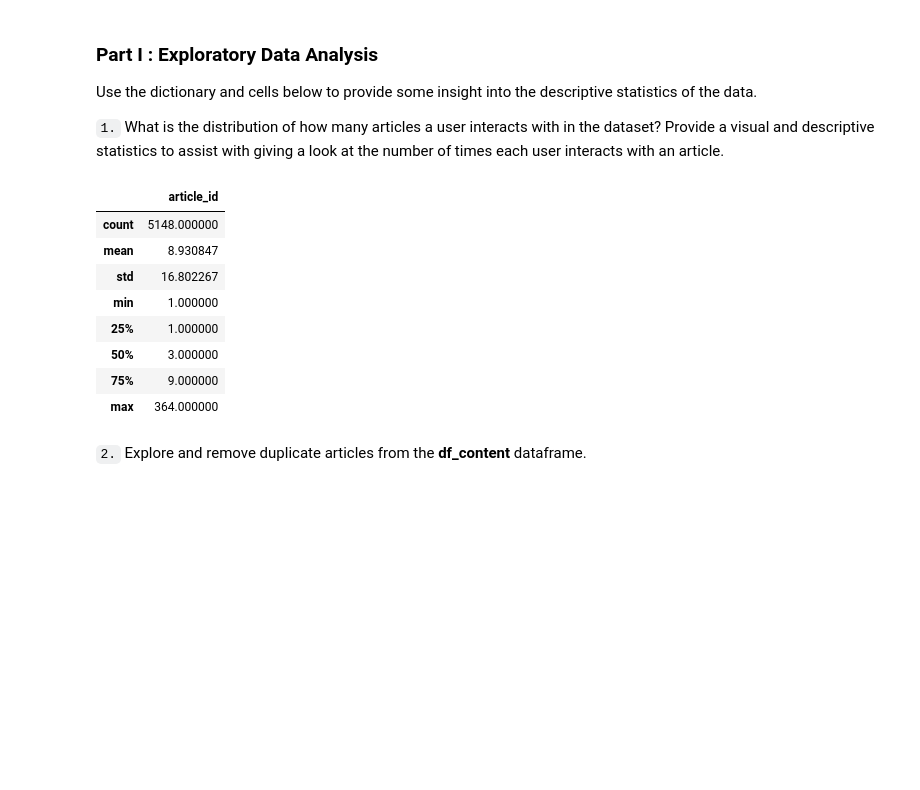
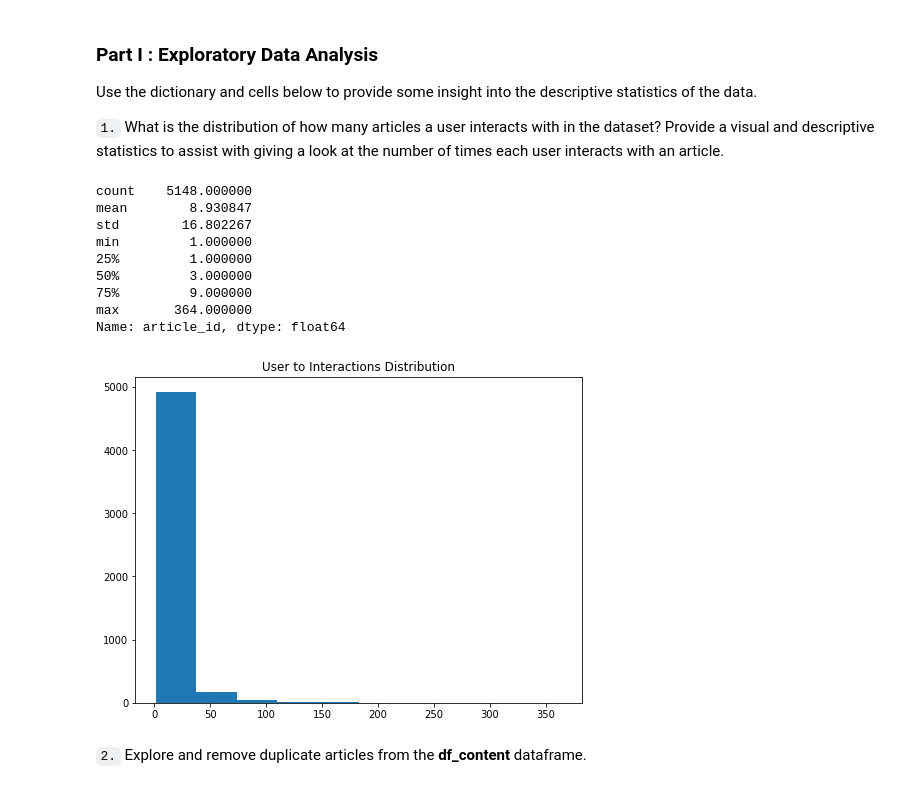
Before and after one commit to kashyapbarua/recommendations-ibm, a Jupyter notebook: Recommendations_with_IBM.ipynb, the cells around one changed output. Saved outputs shown, nothing was run; the diff lists cells and outputs as text; code cells hidden in the pictures; blank space fills up the shorter version.

```diff
--- a/Recommendations_with_IBM.ipynb
+++ b/Recommendations_with_IBM.ipynb
@@ -59,19 +59,26 @@ Use the dictionary and cells below to provide some insight into the descriptive
 
 `1.` What is the distribution of how many articles a user interacts with in the dataset?  Provide a visual and descriptive statistics to assist with giving a look at the number of times each user interacts with an article.
 # %%
-user_interactions = df.groupby(['email'], as_index = False).agg({'article_id': 'count'}).sort_values('article_id', ascending = False)
+user_interactions = df.groupby("email").count()["article_id"]
 
 user_interactions.describe()
 # %% [output]
-|  | article_id |
-| count | 5148.000000 |
-| mean | 8.930847 |
-| std | 16.802267 |
-| min | 1.000000 |
-| 25% | 1.000000 |
-| 50% | 3.000000 |
-| 75% | 9.000000 |
-| max | 364.000000 |
+count    5148.000000
+mean        8.930847
+std        16.802267
+min         1.000000
+25%         1.000000
+50%         3.000000
+75%         9.000000
+max       364.000000
+Name: article_id, dtype: float64
+# %%
+fig, ax = plt.subplots(figsize=(8,6))
+ax.hist(user_interactions)
+ax.set_title('User to Interactions Distribution')
+plt.show()
+# %% [output]
+[figure, added]
 # %%
 # Fill in the median and maximum number of user_article interactios below
 
```
Also changed, not shown: parts of 14 cells of this notebook.
